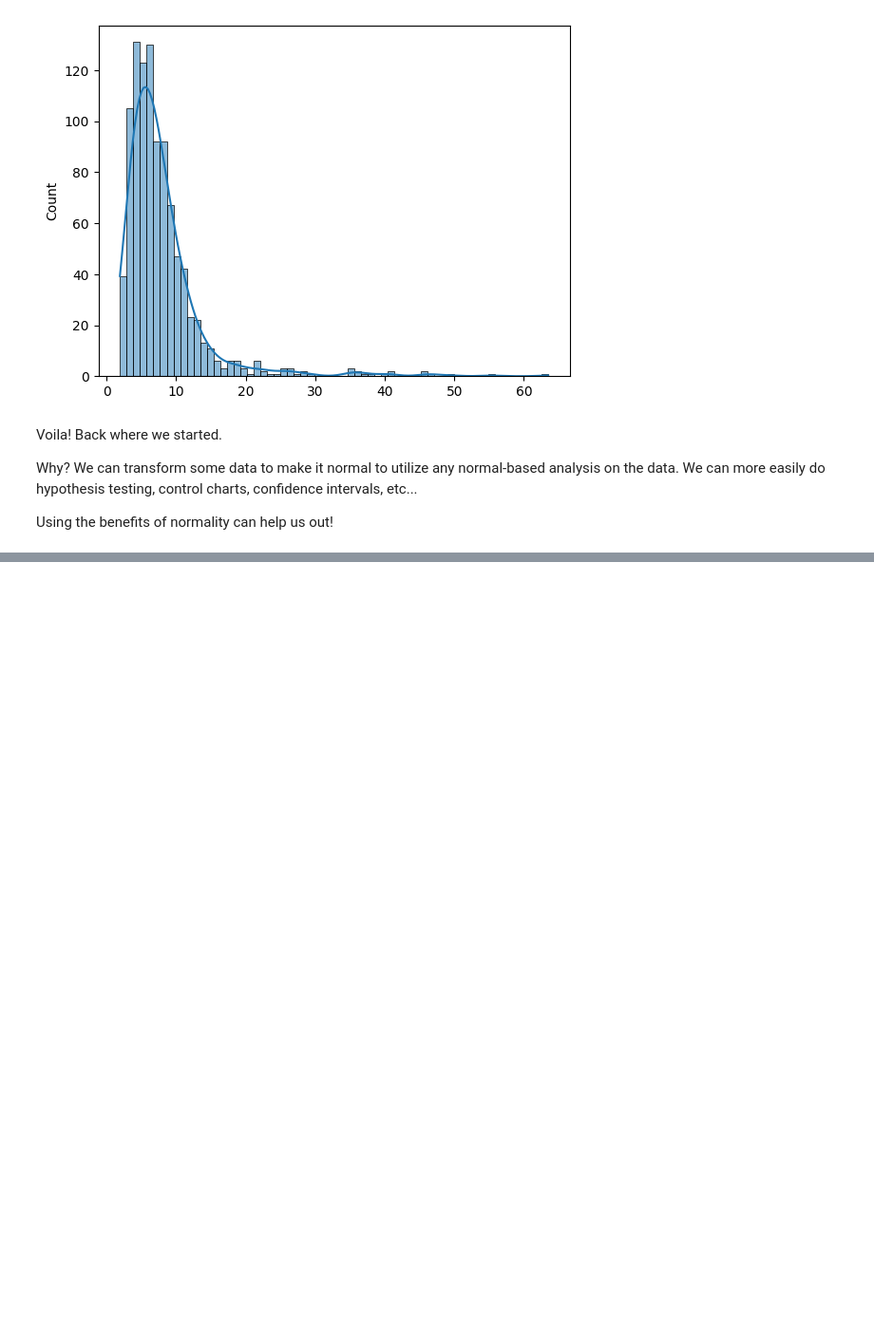
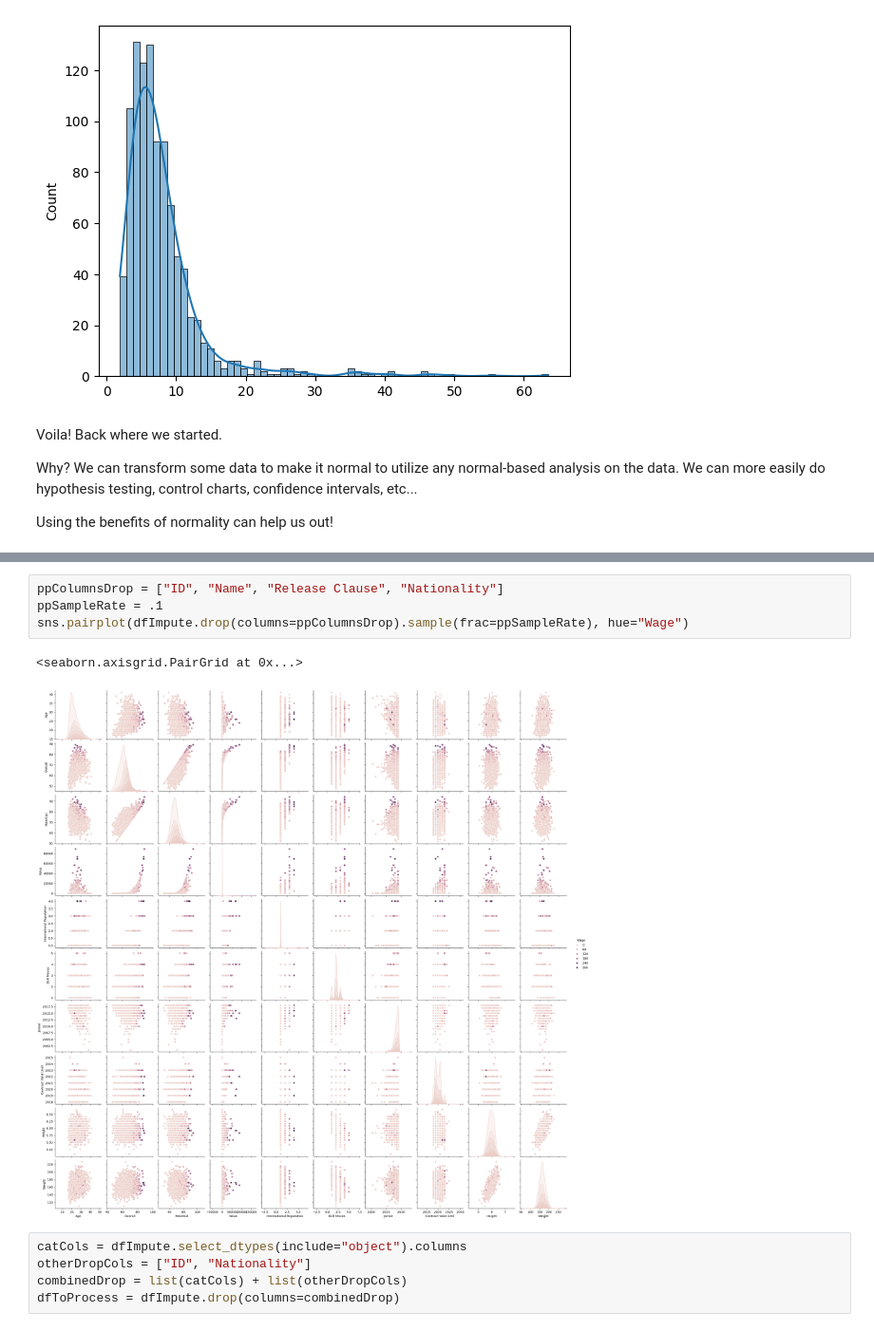
Before and after one commit to AkeemSemperDataScience/Basic_Stats_in_Python_Student_Repository, a Jupyter notebook: 028_Central_Limit_Theorem_sol.ipynb, the cells around one changed output, grey strips where cells are left out. Shown at 95% size. Drawn from its saved outputs; the diff is of its cells as text; blank space fills up the shorter version.

```diff
--- a/028_Central_Limit_Theorem_sol.ipynb
+++ b/028_Central_Limit_Theorem_sol.ipynb
@@ -407,0 +542,12 @@ Using the benefits of normality can help us out!
+# %%
+ppColumnsDrop = ["ID", "Name", "Release Clause", "Nationality"]
+ppSampleRate = .1
+sns.pairplot(dfImpute.drop(columns=ppColumnsDrop).sample(frac=ppSampleRate), hue="Wage")
+# %% [output]
+<seaborn.axisgrid.PairGrid at 0x...>
+[figure, added]
+# %%
+catCols = dfImpute.select_dtypes(include="object").columns
+otherDropCols = ["ID", "Nationality"]
+combinedDrop = list(catCols) + list(otherDropCols)
+dfToProcess = dfImpute.drop(columns=combinedDrop)
```
Also changed, not shown: parts of 57 cells of this notebook, 2 other files.
